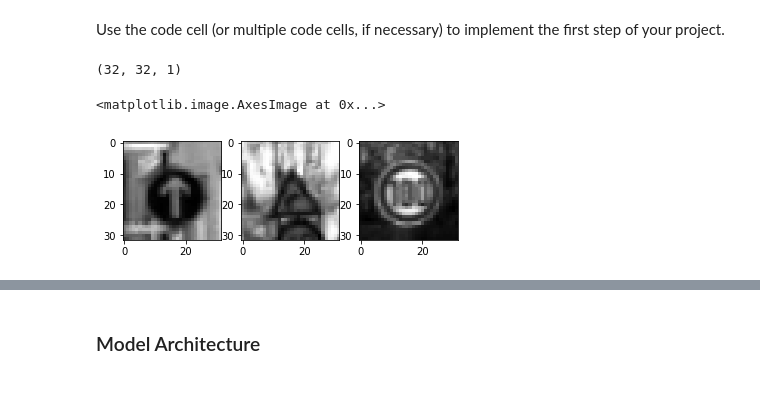
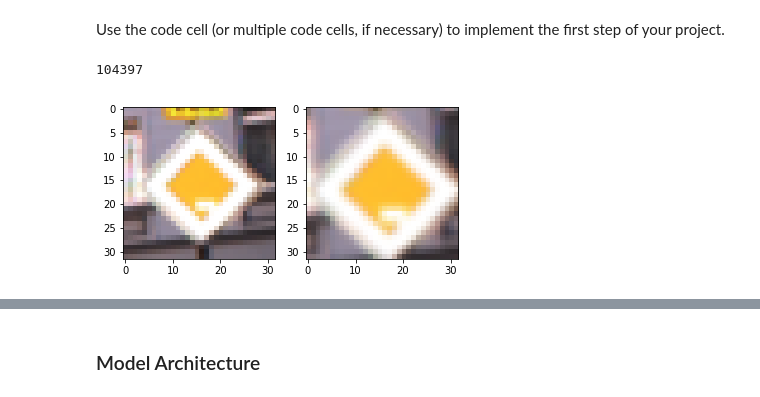
Before and after one commit to ken107/CarND-Traffic-Sign-Classifier-Project, a Jupyter notebook: Traffic_Sign_Classifier.ipynb, the cells around one changed output, grey strips where cells are left out. Drawn from its saved outputs; the diff is of its cells as text; code cells hidden in the pictures.

```diff
--- a/Traffic_Sign_Classifier.ipynb
+++ b/Traffic_Sign_Classifier.ipynb
@@ -167,6 +169,36 @@ Here is an example of a [published baseline model on this problem](http://yann.l
 ### Pre-process the Data Set (normalization, grayscale, etc.)
 # %% [markdown]
 Use the code cell (or multiple code cells, if necessary) to implement the first step of your project.
+# %%
+### Augment the training dataset by performing random scaling
+import cv2
+import numpy as np
+import math
+
+def crop(img, size):
+    start = math.floor((img.shape[0] - size) / 2)
+    return img[start:start+size, start:start+size, :]
+
+def scale(img, factor):
+    return crop(cv2.resize(img, None, fx=factor, fy=factor), img.shape[0])
+
+# produce two scaled versions of each image
+scale_result = np.array([scale(img, 1 + np.abs(np.random.normal(.16, .08))) for img in X_train])
+scale_result2 = np.array([scale(img, 1 + np.abs(np.random.normal(.16, .08))) for img in X_train])
+
+# show a random scaled image
+a = random.randint(0, len(X_train))
+plt.subplot(1,2,1); plt.imshow(X_train[a])
+plt.subplot(1,2,2); plt.imshow(scale_result[a])
+
+# append result to training dataset
+X_train_aug = np.concatenate([X_train, scale_result, scale_result2])
+y_train_aug = np.concatenate([y_train, y_train, y_train])
+n_train_aug = len(X_train_aug)
+print(n_train_aug)
+# %% [output]
+104397
+[figure, added]
 # %%
 ### Preprocess the data here. Preprocessing steps could include normalization, converting to grayscale, etc.
 ### Feel free to use as many code cells as needed.
@@ -183,12 +213,2 @@ X_train_norm = [preprocess(img) for img in X_train]
 X_valid_norm = [preprocess(img) for img in X_valid]
 X_test_norm = [preprocess(img) for img in X_test]
-# %%
-print(X_train_norm[0].shape)
-
-plt.subplot(131); plt.imshow(X_train_norm[random.randint(0, n_train)].squeeze(), cmap='gray')
-plt.subplot(132); plt.imshow(X_valid_norm[random.randint(0, n_valid)].squeeze(), cmap='gray')
-plt.subplot(133); plt.imshow(X_test_norm[random.randint(0, n_test)].squeeze(), cmap='gray')
-# %% [output]
-(32, 32, 1)
-<matplotlib.image.AxesImage at 0x...>
-[figure, removed]
```
Also changed, not shown: parts of 13 cells of this notebook.
